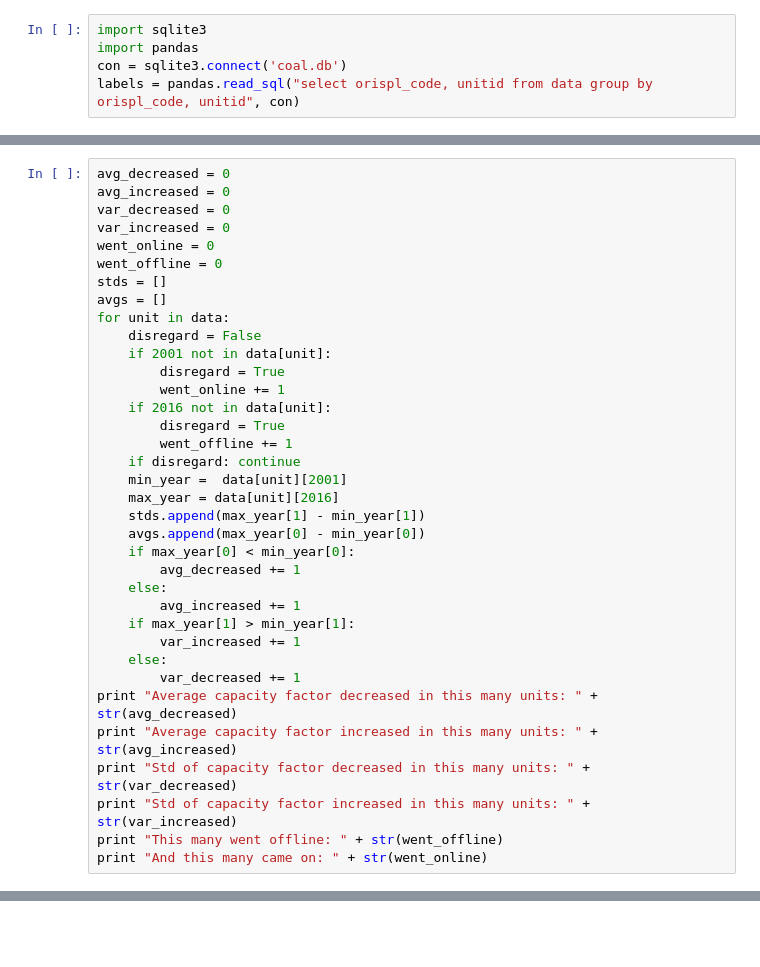
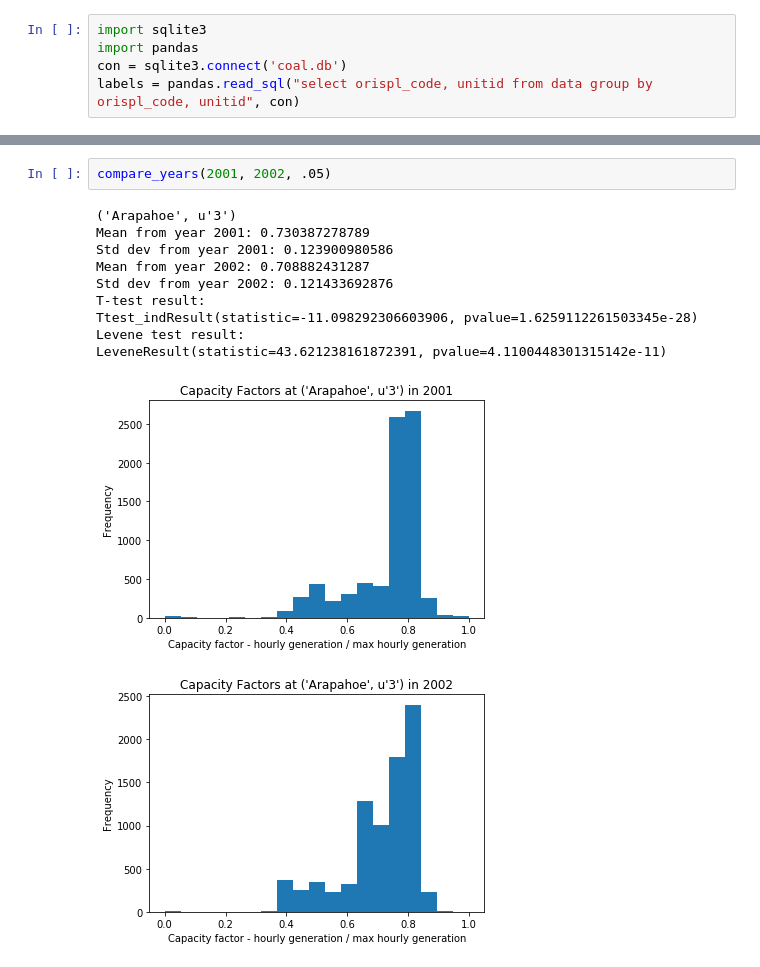
Before and after one commit to maxoboe/CEMS_Project, a Jupyter notebook: Plot distributions.ipynb, the cells around one changed output, grey strips where cells are left out. Drawn from its saved outputs; the diff is of its cells as text; blank space fills up the shorter version.

```diff
--- a/Plot distributions.ipynb
+++ b/Plot distributions.ipynb
@@ -34,36 +65,0 @@ for i, row in labels.iterrows():
-# %%
-avg_decreased = 0
-avg_increased = 0
-var_decreased = 0
-var_increased = 0
-went_online = 0
-went_offline = 0
-stds = []
-avgs = []
-for unit in data:
-    disregard = False
-    if 2001 not in data[unit]:
-        disregard = True
-        went_online += 1
-    if 2016 not in data[unit]:
-        disregard = True
-        went_offline += 1
-    if disregard: continue
-    min_year =  data[unit][2001]
-    max_year = data[unit][2016]
-    stds.append(max_year[1] - min_year[1])
-    avgs.append(max_year[0] - min_year[0])
-    if max_year[0] < min_year[0]:
-        avg_decreased += 1
-    else:
-        avg_increased += 1
-    if max_year[1] > min_year[1]:
-        var_increased += 1
-    else:
-        var_decreased += 1
-print "Average capacity factor decreased in this many units: " + str(avg_decreased)
-print "Average capacity factor increased in this many units: " + str(avg_increased)
-print "Std of capacity factor decreased in this many units: " + str(var_decreased)
-print "Std of capacity factor increased in this many units: " + str(var_increased)
-print "This many went offline: " + str(went_offline)
-print "And this many came on: " + str(went_online)
@@ -88,0 +149,14 @@ plt.show()
+# %%
+compare_years(2001, 2002, .05)
+# %% [output]
+('Arapahoe', u'3')
+Mean from year 2001: 0.730387278789
+Std dev from year 2001: 0.123900980586
+Mean from year 2002: 0.708882431287
+Std dev from year 2002: 0.121433692876
+T-test result:
+Ttest_indResult(statistic=-11.098292306603906, pvalue=1.6259112261503345e-28)
+Levene test result:
+LeveneResult(statistic=43.621238161872391, pvalue=4.1100448301315142e-11)
+[figure, added]
+[figure, added]
```
Also changed, not shown: parts of 8 cells of this notebook, 9 other files.
